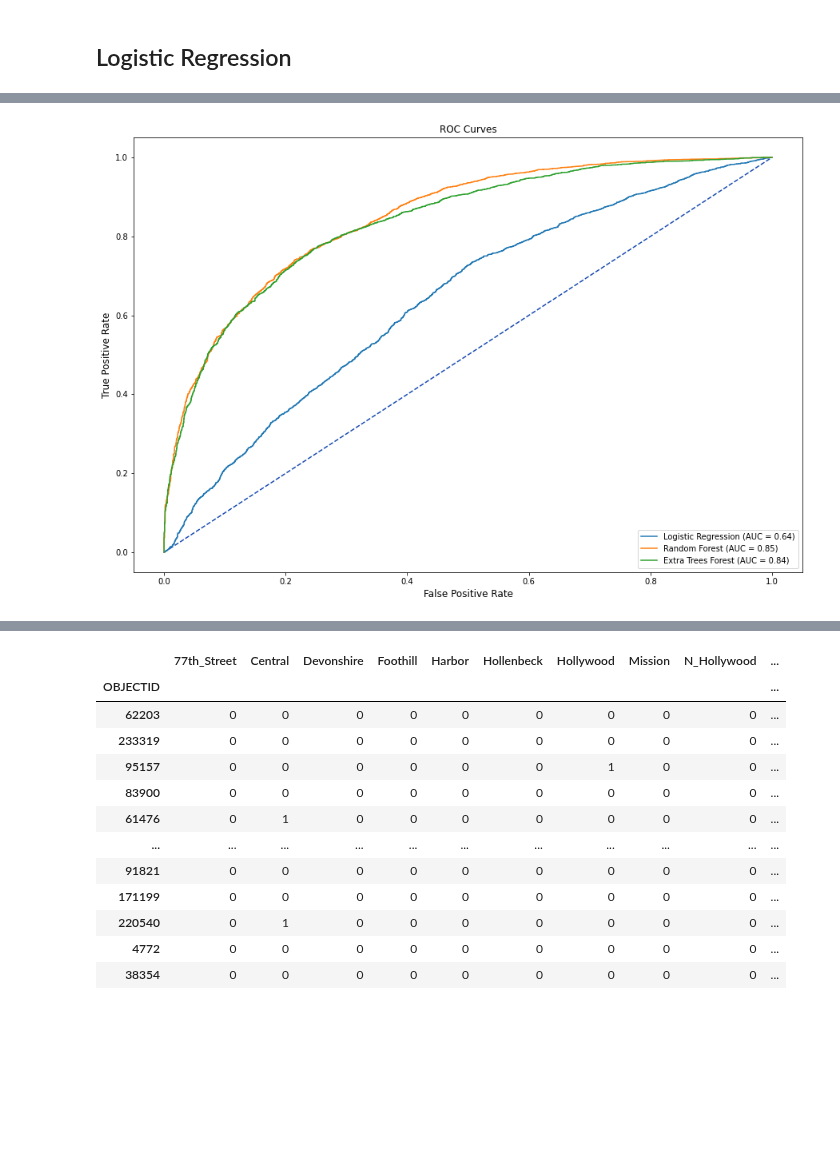
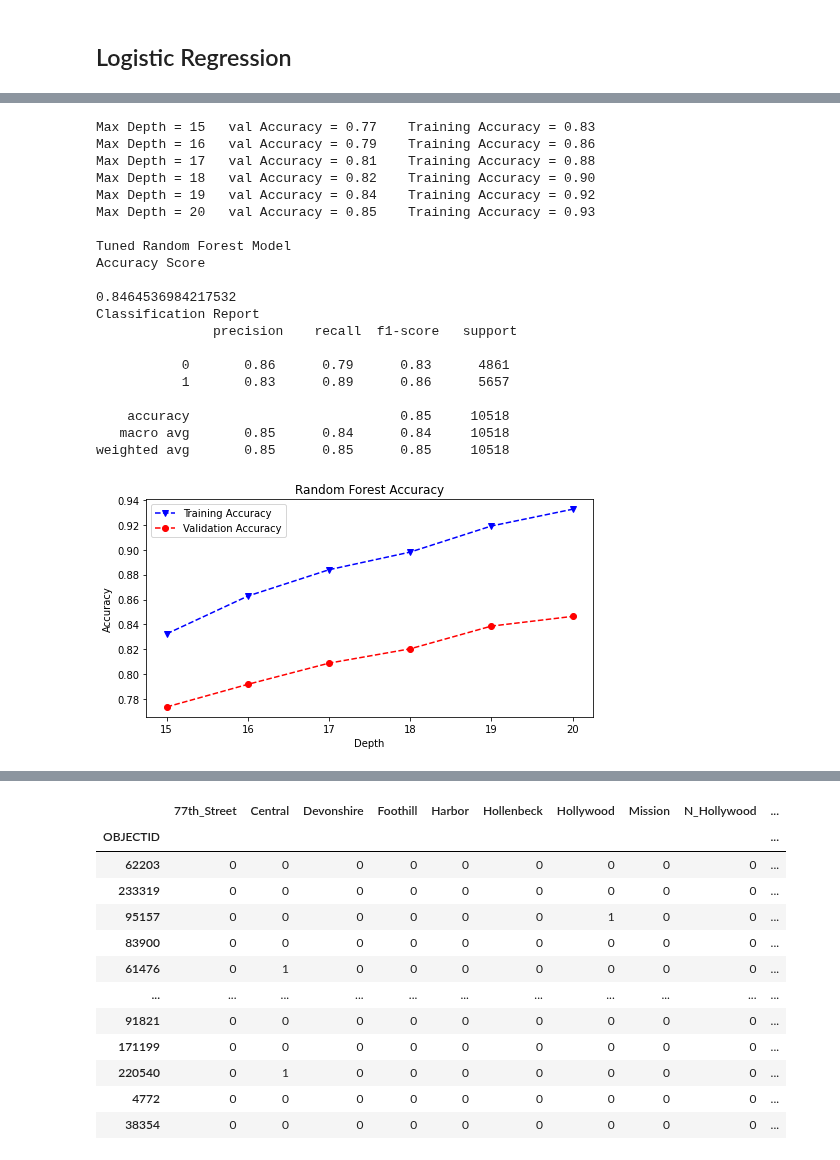
Before and after one commit to MSADS-Capstone/navigating_crime, a Jupyter notebook: Code Library/modeling.ipynb, the cells around one changed output, grey strips where cells are left out. Drawn from its saved outputs; the diff is of its cells as text; code cells hidden in the pictures; blank space fills up the shorter version.

```diff
--- a/Code Library/modeling.ipynb
+++ b/Code Library/modeling.ipynb
@@ -168,0 +210,4 @@ weighted avg       0.62      0.62      0.61     10518
+# %%
+tree = DecisionTreeClassifier(max_depth=15)
+tree.fit(X_train, y_train)
+tree_proba = tree.predict_proba(X_val)[:,1]
@@ -295,41 +251,24 @@ weighted avg       0.75      0.75      0.75     10518
-# %%
-lr_pred = lr.predict_proba(X_val)[:, 1]
-rf_pred = rf.predict_proba(X_val)[:, 1]
-et_pred = et.predict_proba(X_val)[:, 1]
-
-tuned_lr_roc = metrics.roc_curve(y_val, lr_pred)
-fpr,tpr,thresholds = metrics.roc_curve(y_val, lr_pred)
-tuned_lr_auc = metrics.auc(fpr, tpr)
-tuned_lr_plot = metrics.RocCurveDisplay(fpr=fpr,tpr=tpr,
-roc_auc = tuned_lr_auc,
-estimator_name = 'Logistic Regression')
-
-tuned_rf_roc = metrics.roc_curve(y_val, rf_pred)
-fpr,tpr,thresholds = metrics.roc_curve(y_val, rf_pred)
-tuned_rf_auc = metrics.auc(fpr, tpr)
-tuned_rf_plot = metrics.RocCurveDisplay(fpr=fpr,tpr=tpr,
-roc_auc = tuned_rf_auc,
-estimator_name = 'Random Forest')
-
-
-tuned_et_roc = metrics.roc_curve(y_val, et_pred)
-fpr,tpr,thresholds = metrics.roc_curve(y_val, et_pred)
-tuned_ef_auc = metrics.auc(fpr, tpr)
-tuned_ef_plot = metrics.RocCurveDisplay(fpr=fpr,tpr=tpr,
-roc_auc = tuned_ef_auc,
-estimator_name = 'Extra Trees Forest')
-
-# Model ROC Plots Defined above
-# plot set up
-fig, ax = plt.subplots(figsize=(15, 10))
-plt.title('ROC Curves', fontsize=12)
-plt.plot([0, 1], [0, 1], linestyle = '--',
-         color = '#174ab0')
-plt.xlabel('',fontsize=12)
-plt.ylabel('',fontsize=12)
-tuned_lr_plot.plot(ax)
-tuned_rf_plot.plot(ax)
-tuned_ef_plot.plot(ax)
-plt.show()
-# %% [output]
-[figure, removed]
+# %%
+rf_hp('gini', rstate)
+# %% [output]
+Max Depth = 15   val Accuracy = 0.77    Training Accuracy = 0.83
+Max Depth = 16   val Accuracy = 0.79    Training Accuracy = 0.86
+Max Depth = 17   val Accuracy = 0.81    Training Accuracy = 0.88
+Max Depth = 18   val Accuracy = 0.82    Training Accuracy = 0.90
+Max Depth = 19   val Accuracy = 0.84    Training Accuracy = 0.92
+Max Depth = 20   val Accuracy = 0.85    Training Accuracy = 0.93
+
+Tuned Random Forest Model
+Accuracy Score
+
+0.8464536984217532
+Classification Report
+               precision    recall  f1-score   support
+
+           0       0.86      0.79      0.83      4861
+           1       0.83      0.89      0.86      5657
+
+    accuracy                           0.85     10518
+   macro avg       0.85      0.84      0.84     10518
+weighted avg       0.85      0.85      0.85     10518
+[figure, added]
```
Also changed, not shown: parts of 46 cells of this notebook, 6 other files.
